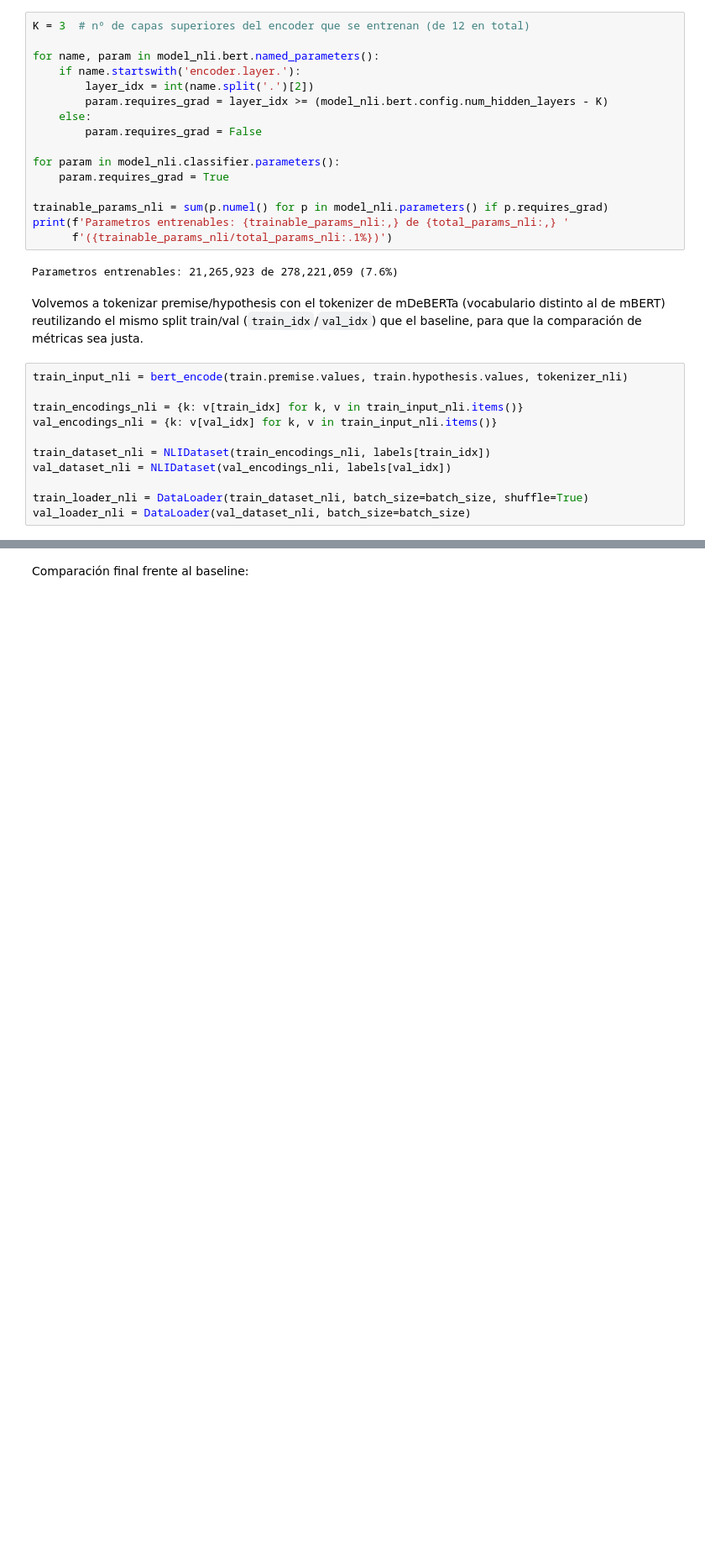
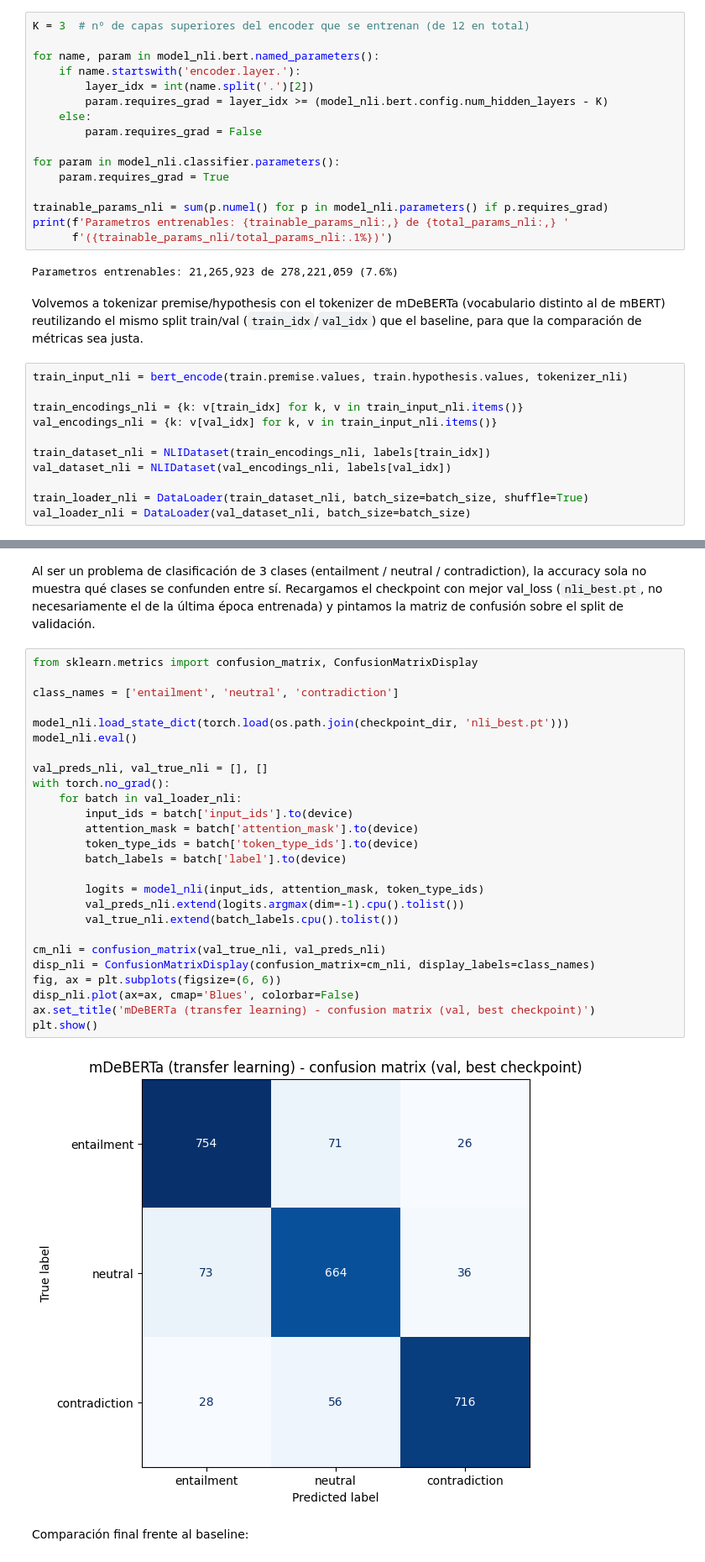
Before and after one commit to Alherma7/-contradictory-my-dear-watson, a Jupyter notebook: tutorial-notebook.ipynb, the cells around one changed output, grey strips where cells are left out. Shown at 84% size. Saved outputs shown, nothing was run; the diff lists cells and outputs as text; blank space fills up the shorter version.

```diff
--- a/tutorial-notebook.ipynb
+++ b/tutorial-notebook.ipynb
@@ -390,3 +512,33 @@ Epoch 2/2 - loss: 0.4691 - accuracy: 0.8145 - val_loss: 0.4852 - val_accuracy: 0
+# %% [markdown]
+Al ser un problema de clasificación de 3 clases (entailment / neutral / contradiction), la accuracy sola no muestra qué clases se confunden entre sí. Recargamos el checkpoint con mejor val_loss (`nli_best.pt`, no necesariamente el de la última época entrenada) y pintamos la matriz de confusión sobre el split de validación.
+# %%
+from sklearn.metrics import confusion_matrix, ConfusionMatrixDisplay
+
+class_names = ['entailment', 'neutral', 'contradiction']
+
+model_nli.load_state_dict(torch.load(os.path.join(checkpoint_dir, 'nli_best.pt')))
+model_nli.eval()
+
+val_preds_nli, val_true_nli = [], []
+with torch.no_grad():
+    for batch in val_loader_nli:
+        input_ids = batch['input_ids'].to(device)
+        attention_mask = batch['attention_mask'].to(device)
+        token_type_ids = batch['token_type_ids'].to(device)
+        batch_labels = batch['label'].to(device)
+
+        logits = model_nli(input_ids, attention_mask, token_type_ids)
+        val_preds_nli.extend(logits.argmax(dim=-1).cpu().tolist())
+        val_true_nli.extend(batch_labels.cpu().tolist())
+
+cm_nli = confusion_matrix(val_true_nli, val_preds_nli)
+disp_nli = ConfusionMatrixDisplay(confusion_matrix=cm_nli, display_labels=class_names)
+fig, ax = plt.subplots(figsize=(6, 6))
+disp_nli.plot(ax=ax, cmap='Blues', colorbar=False)
+ax.set_title('mDeBERTa (transfer learning) - confusion matrix (val, best checkpoint)')
+plt.show()
+# %% [output]
+[figure, added]
 # %% [markdown]
 Comparación final frente al baseline:
 # %%
```
Also changed, not shown: parts of 18 cells of this notebook, 2 other files.
